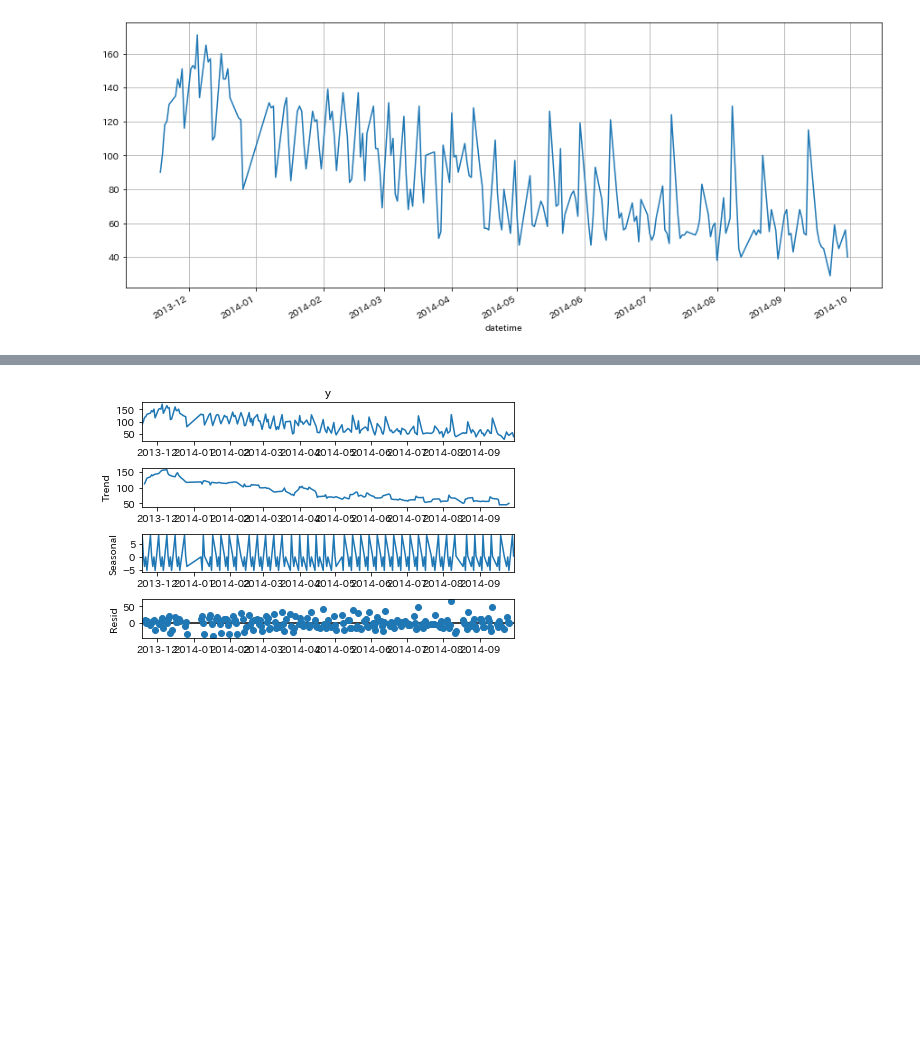
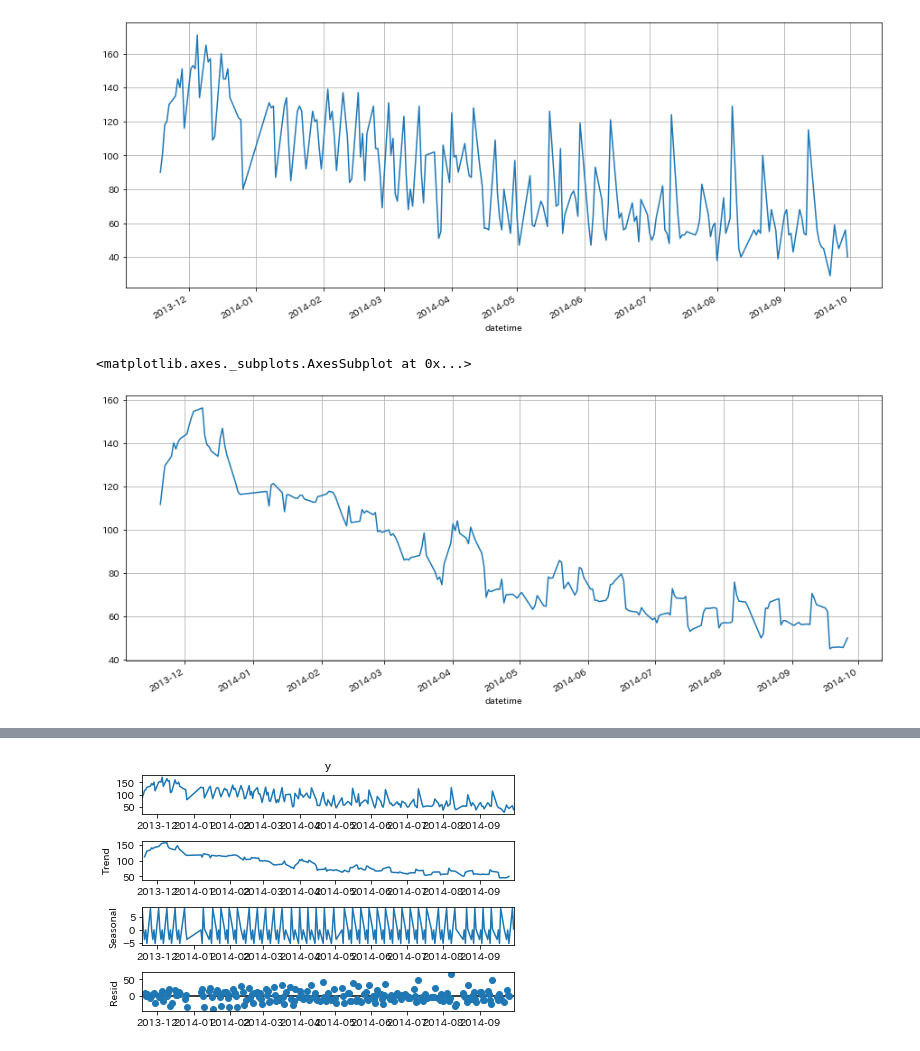
Before and after one commit to YotaroMatsui/DSS2020Master, a Jupyter notebook: src/EDA.ipynb, the cells around one changed output, grey strips where cells are left out. Cells and saved outputs as stored; diff of their text form; code cells hidden in the pictures; blank space fills up the shorter version.

```diff
--- a/src/EDA.ipynb
+++ b/src/EDA.ipynb
@@ -6,8 +8,11 @@ import statsmodels.api as sm
 import seaborn as sns
 %matplotlib inline
 # %%
-df_train = pd.read_csv('../data/train.csv')
+df_train = pd.read_csv('../resource/train.csv')
+df_test = pd.read_csv('../resource/test.csv')
 df_train.index = pd.to_datetime(df_train['datetime'])
+df_test.index = pd.to_datetime(df_test['datetime'])
+
 df_train.head()
 # %% [output]
 |  | datetime | y | week | soldout | name | kcal | remarks | event | payday | weather | ... |
@@ -23,4 +28,9 @@ df_train['y'].plot(figsize=(15, 6), grid=True)
 <matplotlib.axes._subplots.AxesSubplot at 0x...>
 [figure]
 # %%
-res = sm.tsa.seasonal_decompose(df_train['y'], period=5)
+res = sm.tsa.seasonal_decompose(df_train['y'], period=5, model='multiplicative')
+# %%
+res.trend.plot(figsize=(15, 6), grid=True)
+# %% [output]
+<matplotlib.axes._subplots.AxesSubplot at 0x...>
+[figure, added]
```
Also changed, not shown: parts of 17 cells of this notebook, 2 other files.
